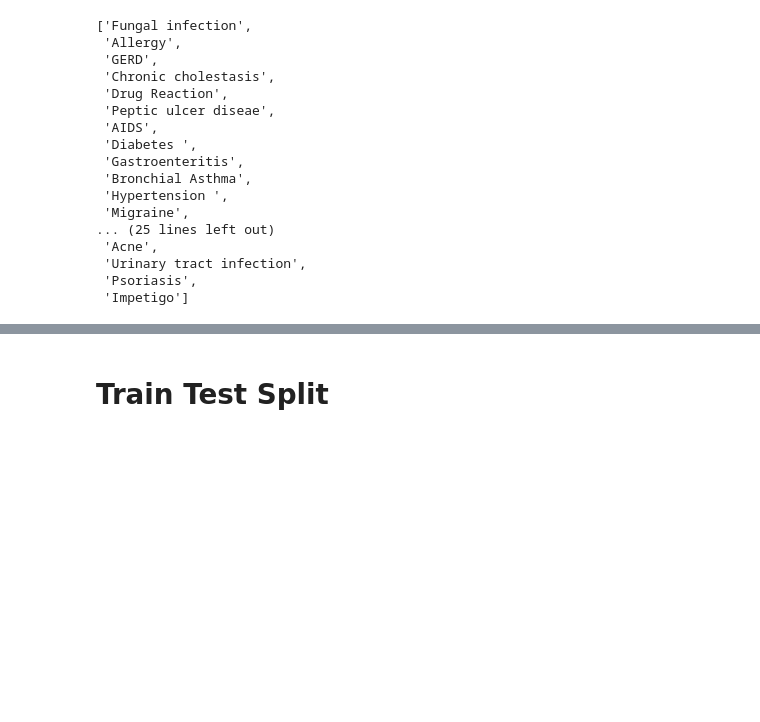
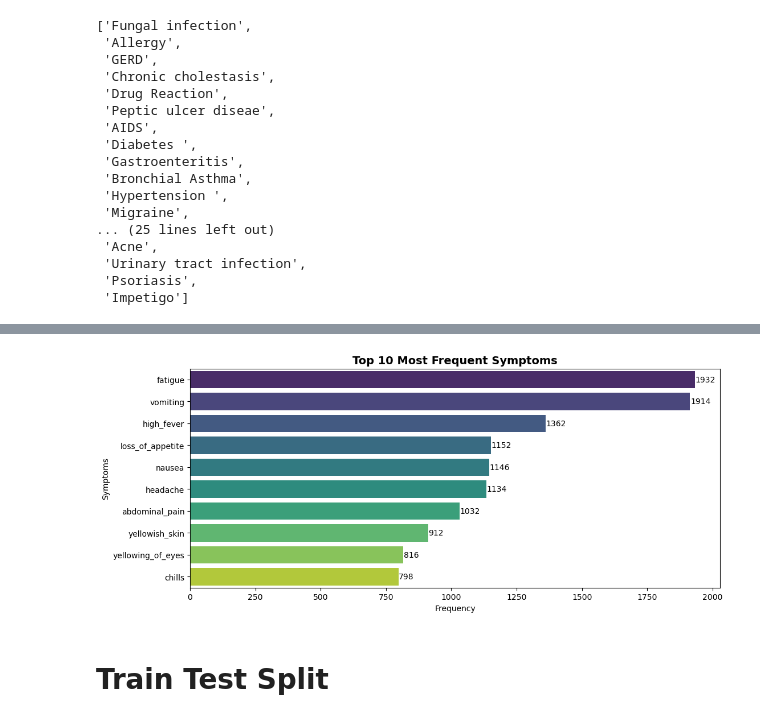
Before and after one commit to AmanKumarpa/medicine_recommendation, a Jupyter notebook: medice_recomm.ipynb, the cells around one changed output, grey strips where cells are left out. Saved outputs shown, nothing was run; the diff lists cells and outputs as text; code cells hidden in the pictures; blank space fills up the shorter version.

```diff
--- a/medice_recomm.ipynb
+++ b/medice_recomm.ipynb
@@ -67,3 +150,23 @@ dataset["prognosis"].unique().tolist()
+# %%
+symptom_counts = dataset.drop('prognosis', axis=1).sum().sort_values(ascending=False)
+
+plt.figure(figsize=(12,5))
+
+sns.barplot(x=symptom_counts.head(10).values,
+            y=symptom_counts.head(10).index,
+            palette='viridis')
+
+plt.title("Top 10 Most Frequent Symptoms", fontsize=14, fontweight='bold')
+plt.xlabel("Frequency")
+plt.ylabel("Symptoms")
+
+# Add value labels
+for i, v in enumerate(symptom_counts.head(10).values):
+    plt.text(v + 1, i, str(v), va='center')
+
+plt.show()
+# %% [output]
+[figure, added]
 # %% [markdown]
 # Train Test Split
 # %%
```
Also changed, not shown: parts of 7 cells of this notebook.
